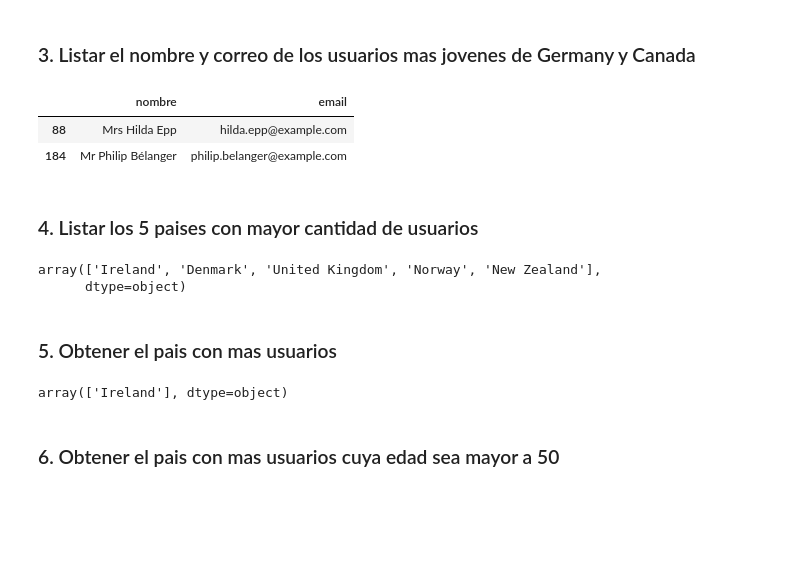
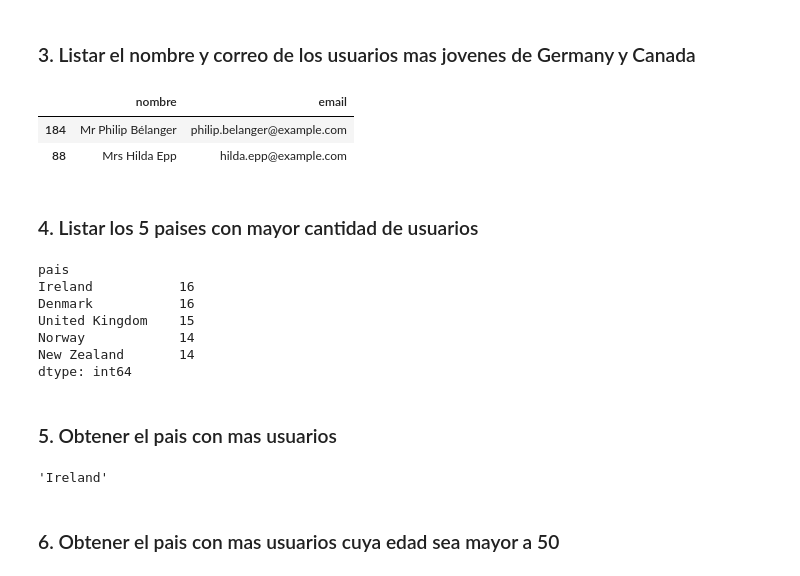
Before and after one commit to anamumaq/bootcamp-codigofacilito, a Jupyter notebook: Tarea_Modulo_2_Practicando_Pandas.ipynb, the cells around one changed output. Saved outputs shown, nothing was run; the diff lists cells and outputs as text; code cells hidden in the pictures; blank space fills up the shorter version.

```diff
--- a/Tarea_Modulo_2_Practicando_Pandas.ipynb
+++ b/Tarea_Modulo_2_Practicando_Pandas.ipynb
@@ -79,26 +81,56 @@ df[df.pais == 'Canada'].min()[['nombre','email']].values
 array(['Miss Julia Ambrose', 'anthony.wong@example.com'], dtype=object)
 # %% [markdown]
 ### 3. Listar el nombre y correo de los usuarios mas jovenes de Germany y Canada
-# %%
-df[df.pais.isin(['Germany','Canada'])].sort_values(by = 'edad')[['nombre','email']].head(2)
-#en este caso tengo suerte que los dos primeros sean germany y canada y no hayan mas edades minimas
-# %% [output]
-|  | nombre | email |
-| 88 | Mrs Hilda Epp | hilda.epp@example.com |
-| 184 | Mr Philip Bélanger | philip.belanger@example.com |
+# %%
+#en este caso tengo suerte que los dos primeros sean germany y canada y no hayan mas edades minimas
+df[df.pais.isin(['Germany','Canada'])].sort_values(by = 'edad')[['nombre','email']].head(2)
+
+## Otras Soluciones
+# Hacel filtro por separado y luego unir
+canada = df[df['pais']=='Canada'].sort_values(by='edad')[['nombre','email']].head(1)
+germany = df[df['pais']=='Germany'].sort_values(by='edad')[['nombre','email']].head(1)
+
+canada.append(germany)
+
+# Solucion con funcion y luego unir
+def el_mas_joven (df, pais):
+  edad_joven = df[df['pais'] == pais]['edad'].min()
+  pais_edad = df[(df['pais'] == pais) & (df['edad'] == edad_joven)][['nombre','email']]
+  return pais_edad
+
+
+el_mas_joven(df, 'Canada').append(el_mas_joven(df, 'Germany'))
+# %% [output]
+|  | nombre | email |
+| 184 | Mr Philip Bélanger | philip.belanger@example.com |
+| 88 | Mrs Hilda Epp | hilda.epp@example.com |
 # %% [markdown]
 ### 4. Listar los 5 paises con mayor cantidad de usuarios
 # %%
-df.groupby('pais')['pais'].count().sort_values(ascending = False).head(5).index.values
+df.groupby('pais')['pais'].count().sort_values(ascending = False).head(5)
+
+# Otra forma con values counts
+df.value_counts(df['pais']).head(5)
+
+df['country'].value_counts.head(5)
 # %% [output]
-array(['Ireland', 'Denmark', 'United Kingdom', 'Norway', 'New Zealand'],
-      dtype=object)
+pais
+Ireland           16
+Denmark           16
+United Kingdom    15
+Norway            14
+New Zealand       14
+dtype: int64
 # %% [markdown]
 ### 5. Obtener el pais con mas usuarios
 # %%
-df.groupby('pais')['pais'].count().sort_values(ascending = False).head(1).index.values
+df.groupby('pais')['pais'].count().sort_values(ascending = False).head(1)
+
+#Otra forma
+df['pais'].value_counts().head(1)
+df['pais'].value_counts().idxmax()
 # %% [output]
-array(['Ireland'], dtype=object)
+'Ireland'
 # %% [markdown]
 ### 6. Obtener el pais con mas usuarios cuya edad sea mayor a 50
 # %%
```
Also changed, not shown: parts of 8 cells of this notebook.
